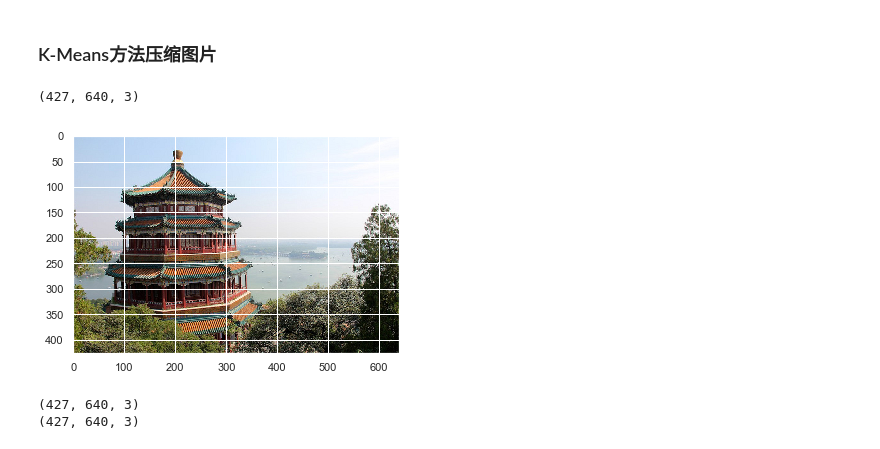
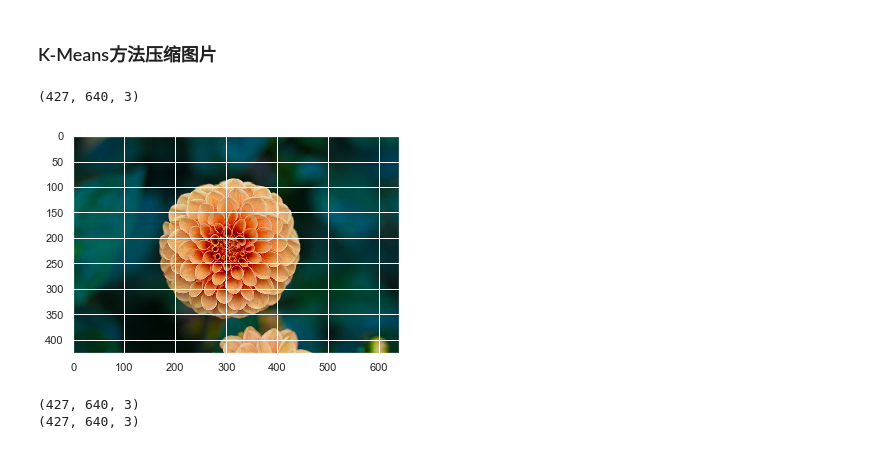
Before and after one commit to TapasTech/EasyShare-ML, a Jupyter notebook: K-Means聚类.ipynb, the cells around one changed output. Saved outputs shown, nothing was run; the diff lists cells and outputs as text; code cells hidden in the pictures.

```diff
--- a/K-Means聚类.ipynb
+++ b/K-Means聚类.ipynb
@@ -123,12 +125,12 @@ interactive(children=(IntSlider(value=4, continuous_update=False, description='n
 # %% [markdown]
 ### K-Means方法压缩图片
 # %%
-flower = load_sample_image("china.jpg")
+flower = load_sample_image("flower.jpg")
 plt.imshow(flower)
 print(flower.shape)
 # %% [output]
 (427, 640, 3)
-[figure, old version]
+[figure, new version]
 # %%
 print(flower.shape)
 flower = np.array(flower, dtype=np.float64) / 255  # 把RGB值映射到[0, 1]区间
```
Also changed, not shown: parts of 3 cells of this notebook, 6 other files.
